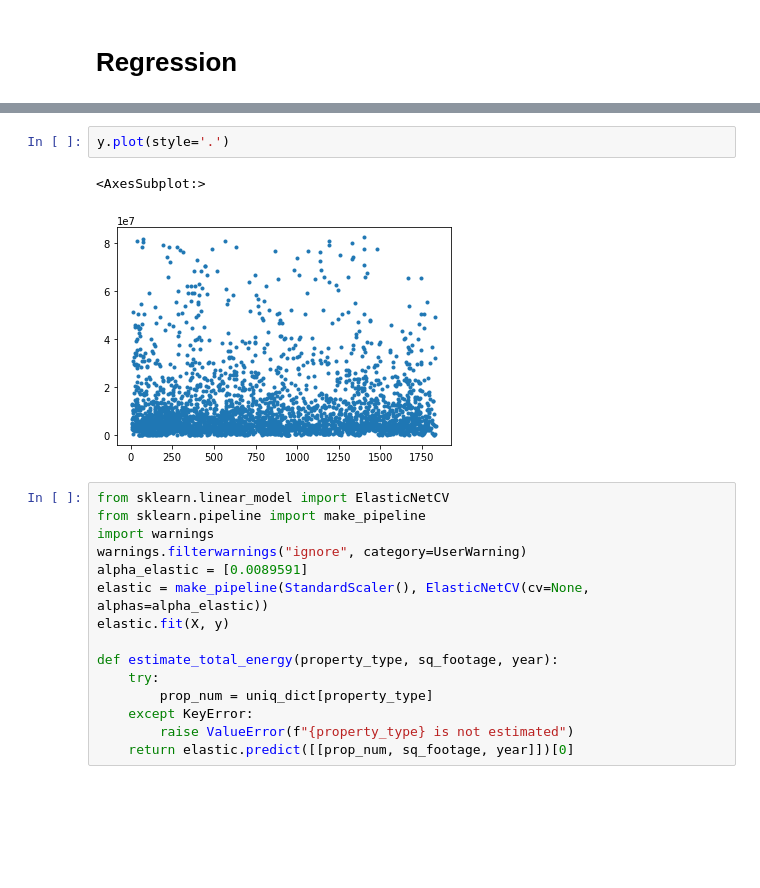
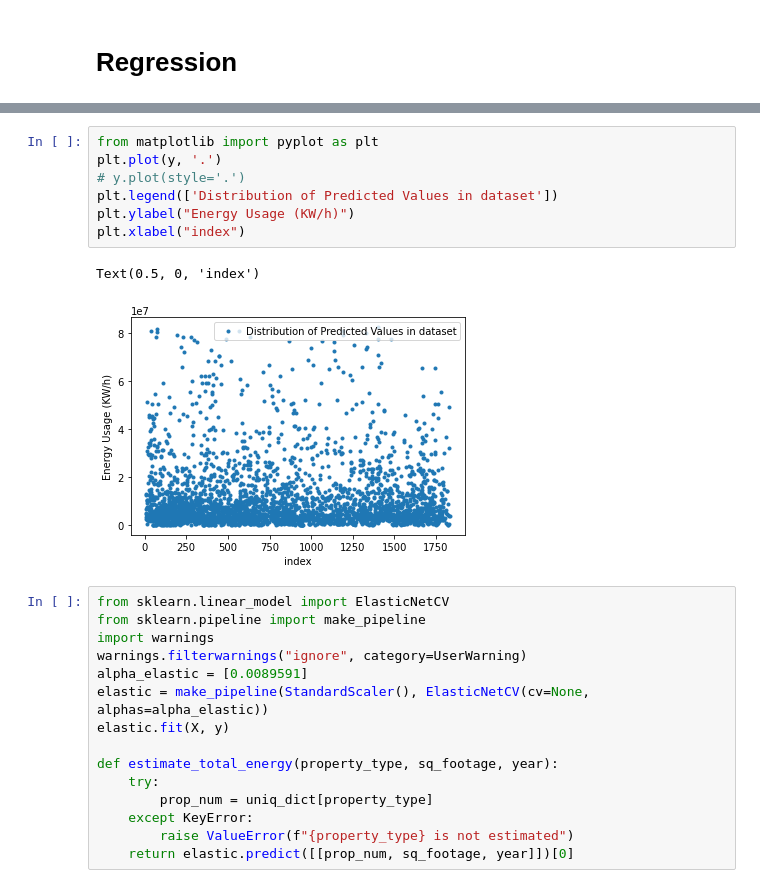
Before and after one commit to 1fabunicorn/Notebooks, a Jupyter notebook: Final_Project.ipynb, the cells around one changed output, grey strips where cells are left out. Drawn from its saved outputs; the diff is of its cells as text; blank space fills up the shorter version.

Commit message:
added graphs

```diff
--- a/Final_Project.ipynb
+++ b/Final_Project.ipynb
@@ -138,11 +134,16 @@ print(y.head(20))
 34     7760513.7
 35     5906604.3
 Name: Total Site Energy (kBTU), dtype: object
-# %%
-y.plot(style='.')
-# %% [output]
-<AxesSubplot:>
-[figure, removed]
+# %%
+from matplotlib import pyplot as plt
+plt.plot(y, '.')
+# y.plot(style='.')
+plt.legend(['Distribution of Predicted Values in dataset'])
+plt.ylabel("Energy Usage (KW/h)")
+plt.xlabel("index")
+# %% [output]
+Text(0.5, 0, 'index')
+[figure, added]
 # %%
 from sklearn.linear_model import ElasticNetCV
 from sklearn.pipeline import make_pipeline
```
Also changed, not shown: parts of 2 cells of this notebook, 2 other files.
